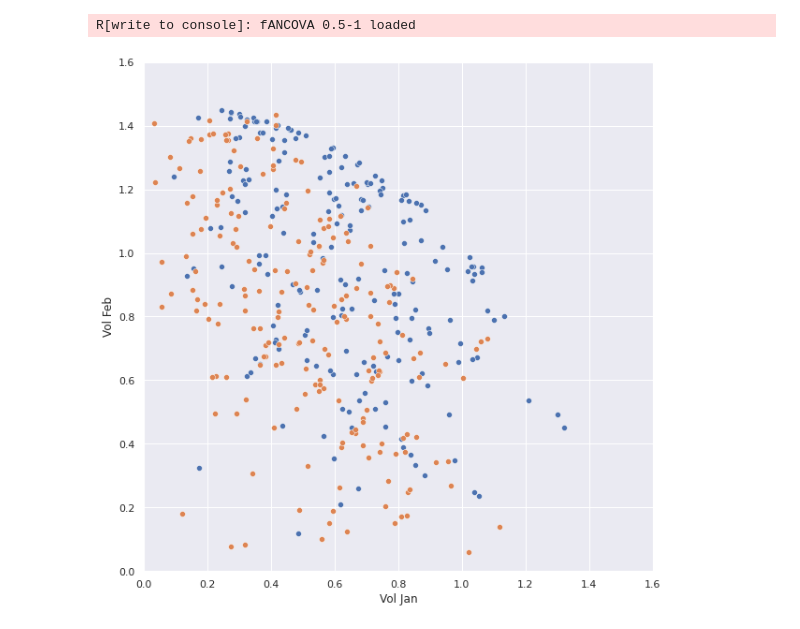
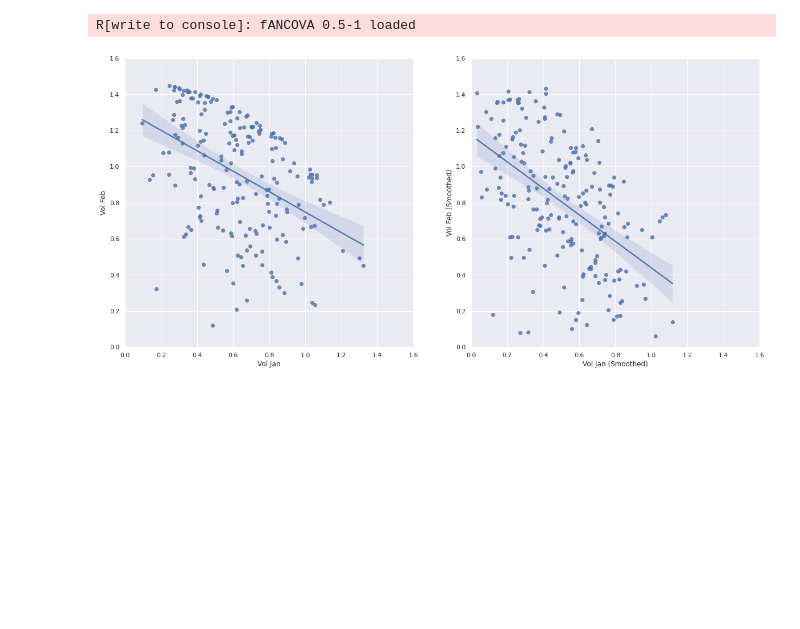
Before and after one commit to beginnerSC/mscf_hw, a Jupyter notebook: FDS II/Homework #3.ipynb, the cells around one changed output. Drawn from its saved outputs; the diff is of its cells as text; code cells hidden in the pictures; blank space fills up the shorter version.

```diff
--- a/FDS II/Homework #3.ipynb
+++ b/FDS II/Homework #3.ipynb
@@ -205,23 +205,26 @@ spanFeb = {k: v[0] for k, v in optspanFeb.items()}
 # %%
 dataJanSmooth = dataJan.copy()
 dataFebSmooth = dataFeb.copy()
+
+fig, axs = plt.subplots(1, 2, figsize=(20, 10))
 
 for ticker in dataJan.index:
     lowout = sm.nonparametric.lowess(dataJan.loc[ticker], range(21), frac=spanJan[ticker])
     dataJanSmooth.loc[ticker] = lowout[:, 1]
 
     lowout = sm.nonparametric.lowess(dataFeb.loc[ticker], range(19), frac=spanFeb[ticker])
     dataFebSmooth.loc[ticker] = lowout[:, 1]
 
 data['Vol Jan'] = dataJan.std(axis='columns')
 data['Vol Feb'] = dataFeb.std(axis='columns')
 data['Vol Jan (Smoothed)'] = dataJanSmooth.std(axis='columns')
 data['Vol Feb (Smoothed)'] = dataFebSmooth.std(axis='columns')
 
 sns.set(rc={'figure.figsize':(10, 10)})
-ax = sns.scatterplot(x='Vol Jan', y='Vol Feb', data=data)
-sns.scatterplot(x='Vol Jan (Smoothed)', y='Vol Feb (Smoothed)', data=data, ax=ax)
-ax.set(xlim=(0, 1.6), ylim=(0, 1.6), aspect=1)
+sns.regplot(x='Vol Jan', y='Vol Feb', data=data, ax=axs[0])
+sns.regplot(x='Vol Jan (Smoothed)', y='Vol Feb (Smoothed)', data=data, ax=axs[1])
+axs[0].set(xlim=(0, 1.6), ylim=(0, 1.6), aspect=1)
+axs[1].set(xlim=(0, 1.6), ylim=(0, 1.6), aspect=1)
 plt.show()
 # %% [output]
-[figure, old version]
+[figure, new version]
```
